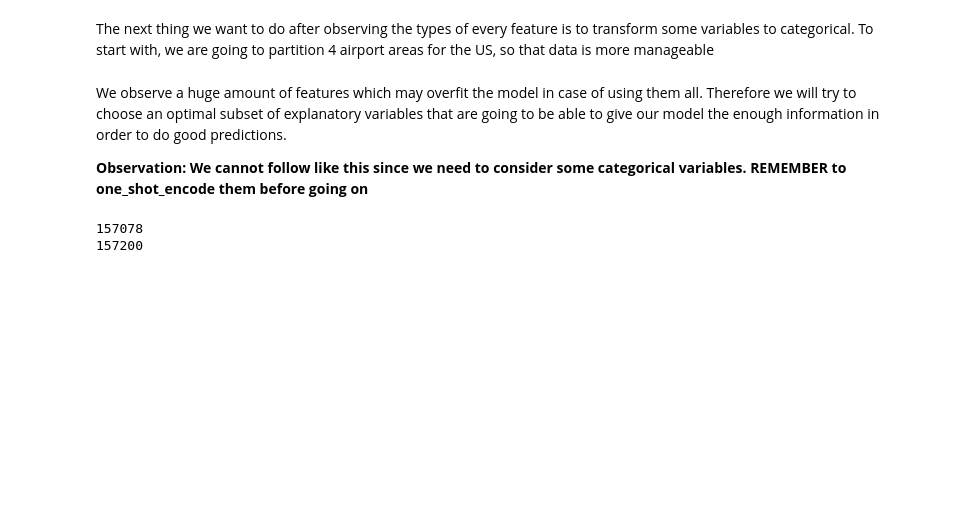
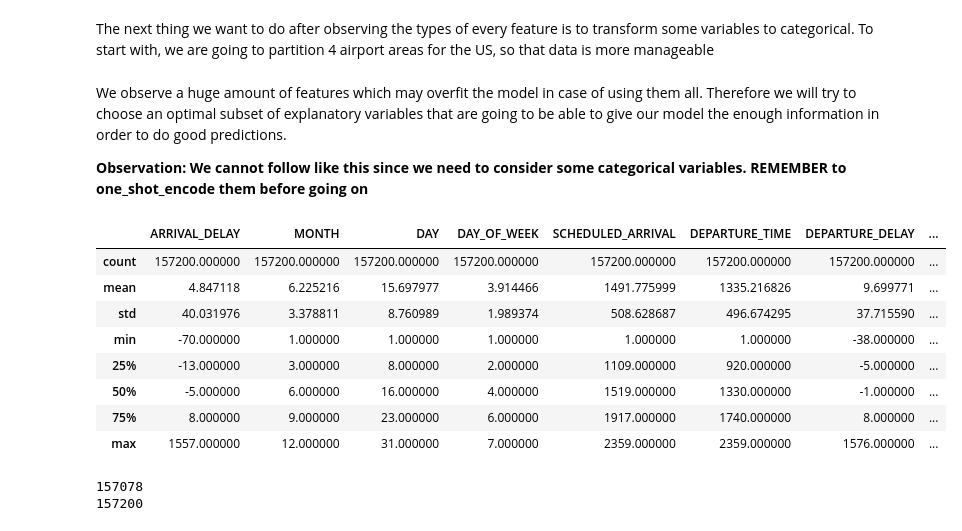
Before and after one commit to marcjaner/AA1_project, a Jupyter notebook: AA1_practica_JanerCamps.ipynb, the cells around one changed output. Cells and saved outputs as stored; diff of their text form; code cells hidden in the pictures; blank space fills up the shorter version.

Commit message:
added lambda x to latitude and longitude for origin airport

```diff
--- a/AA1_practica_JanerCamps.ipynb
+++ b/AA1_practica_JanerCamps.ipynb
@@ -262,17 +262,21 @@ flights.loc[flights['AIRLINE'].isin(low_cost_airlines), 'AC'] = 'Low-Cost'
 flights.loc[flights['AIRLINE'].isin(regional_airlines), 'AC'] = 'Regional'
 # %%
 airports = airports.set_index('IATA_CODE')
-# %%
-# adding longitude and latitude values for origin airport
-flights['LONGITUDE_O'] = 0.0
-flights['LATITUDE_O'] = 0.0
-
-for index,row in flights.iterrows():
-  a_act = flights.loc[index]["ORIGIN_AIRPORT"]
-  long = airports.loc[a_act]["LONGITUDE"]
-  lat = airports.loc[a_act]["LATITUDE"]
-  flights.loc[index,"LONGITUDE_O"] = long
-  flights.loc[index,"LATITUDE_O"] = lat
+# %%
+flights['LONGITUDE_O'] = flights['ORIGIN_AIRPORT'].apply(lambda x: airports.loc[x]['LONGITUDE'])
+flights['LATITUDE_O'] = flights['ORIGIN_AIRPORT'].apply(lambda x: airports.loc[x]['LATITUDE'])
+
+flights.describe()
+# %% [output]
+|  | ARRIVAL_DELAY | MONTH | DAY | DAY_OF_WEEK | SCHEDULED_ARRIVAL | DEPARTURE_TIME | DEPARTURE_DELAY | ... |
+| count | 157200.000000 | 157200.000000 | 157200.000000 | 157200.000000 | 157200.000000 | 157200.000000 | 157200.000000 | ... |
+| mean | 4.847118 | 6.225216 | 15.697977 | 3.914466 | 1491.775999 | 1335.216826 | 9.699771 | ... |
+| std | 40.031976 | 3.378811 | 8.760989 | 1.989374 | 508.628687 | 496.674295 | 37.715590 | ... |
+| min | -70.000000 | 1.000000 | 1.000000 | 1.000000 | 1.000000 | 1.000000 | -38.000000 | ... |
+| 25% | -13.000000 | 3.000000 | 8.000000 | 2.000000 | 1109.000000 | 920.000000 | -5.000000 | ... |
+| 50% | -5.000000 | 6.000000 | 16.000000 | 4.000000 | 1519.000000 | 1330.000000 | -1.000000 | ... |
+| 75% | 8.000000 | 9.000000 | 23.000000 | 6.000000 | 1917.000000 | 1740.000000 | 8.000000 | ... |
+| max | 1557.000000 | 12.000000 | 31.000000 | 7.000000 | 2359.000000 | 2359.000000 | 1576.000000 | ... |
 # %%
 # we observe some nans are generated and we remove them
 coso = flights["LONGITUDE_O"].isna() == False
```
